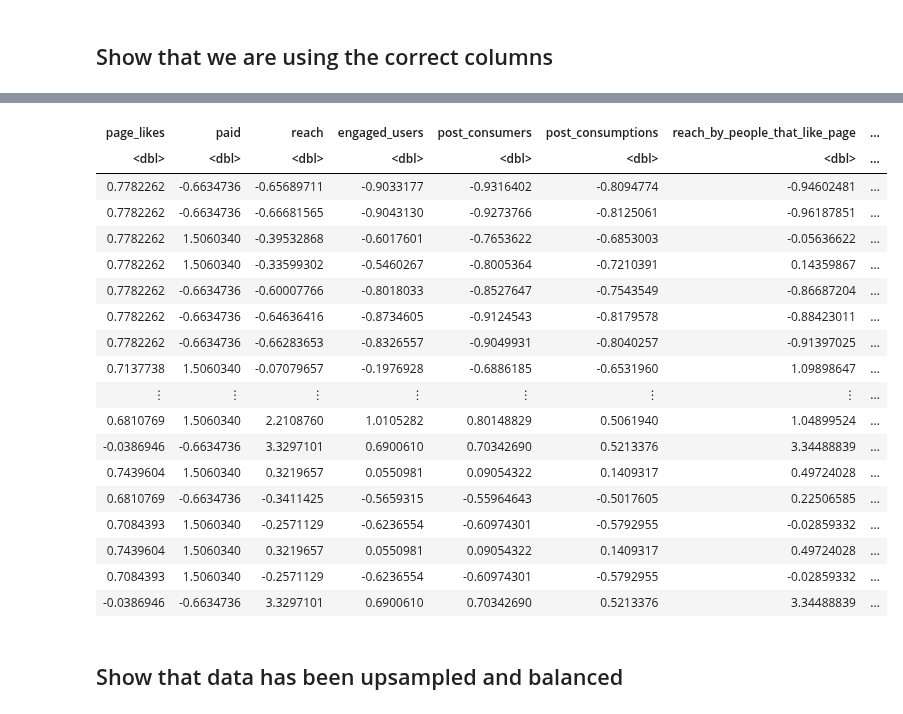
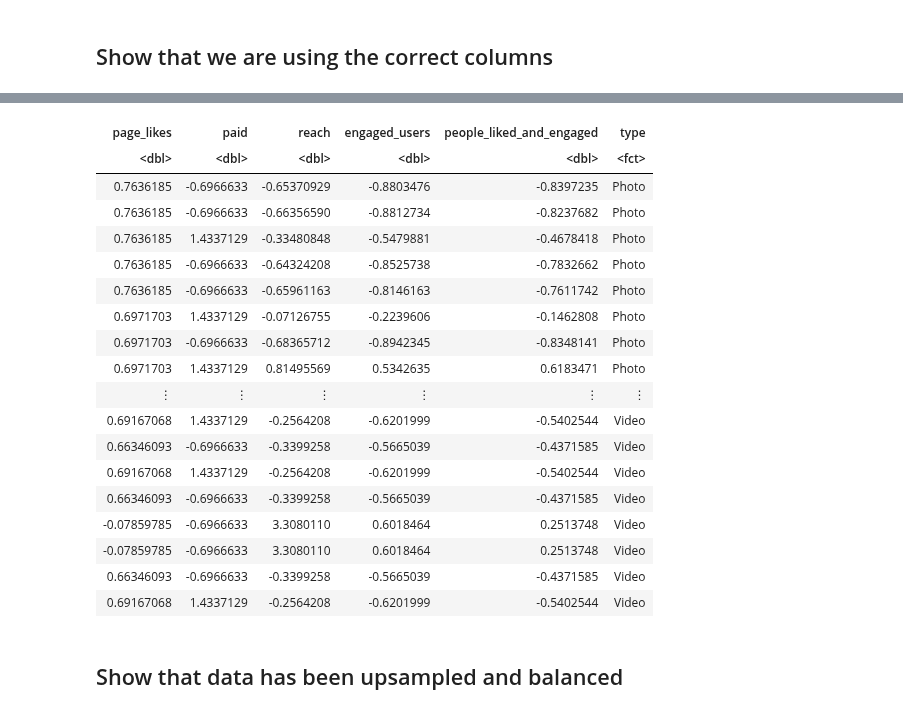
Before and after one commit to lucykvs/DSCI100-Project, a Jupyter notebook: Project.ipynb, the cells around one changed output, grey strips where cells are left out. Drawn from its saved outputs; the diff is of its cells as text; code cells hidden in the pictures.

```diff
--- a/Project.ipynb
+++ b/Project.ipynb
@@ -133,7 +133,7 @@ sum(is.na(fb_data_clean))
 **"Why have you decided to use 75% of the dataset as the training data?"**
 # %%
 # Split the data:
-fb_split <- initial_split(fb_data_clean, prop = 0.75, strata = type)
+fb_split <- initial_split(fb_data_clean, prop = 0.5, strata = type)
 fb_train <- training(fb_split)
 fb_test <- testing(fb_split)
 
@@ -465,3 +465,12 @@ Future questions following from this analysis may include:
 In examining the data for classification, it is also expected that trends may emerge which could in the future be used to predict post engagement. This predictive knowledge could be used by companies looking to grow their social media reach, as they may more accurately tailor their posts to yield higher engagement before publishing.
 # %% [markdown]
 ## Create the model
+# %%
+upsample_recipe <- recipe(type ~ ., data = fb_train) %>%
+                    step_upsample(type, over_ratio = 1, skip = FALSE ) %>%
+                    prep()
+
+
+
+fb_train_upsampled <- upsample_recipe %>% bake(fb_train)
+fb_train_upsampled
@@ -472,23 +507,26 @@ knn_spec_tune <- nearest_neighbor(weight_func = "rectangualr", neighbors = tune(
             set_mode("classification")
 # %%
 # Create the recipe
-fb_recipe <- recipe(type ~ page_likes +
+fb_recipe <- recipe(type ~  page_likes +
                             paid +
                             reach +
                             engaged_users +
-                            post_consumers +
-                            post_consumptions +
-                            reach_by_people_that_like_page +
-                            people_liked_and_engaged +
-                            comments + likes + shares + interactions, data = fb_train) %>%
-                step_upsample(type, over_ratio = 1, skip = FALSE) %>%
-                step_mutate(comment_percent = comments / interactions,
-                            like_percent = likes / interactions,
-                            share_percent = shares / interactions,
-                            engagement_ratio = interactions / reach) %>%
-                step_rm(comments, likes, shares, interactions) %>%
+#                             post_consumers +
+#                             post_consumptions +
+#                             reach_by_people_that_like_page +
+                            people_liked_and_engaged
+#                             likes +
+#                             shares +
+#                             interactions
+#                             engagement_ratio
+                    , data = fb_train_upsampled) %>%
+#                 step_mutate(likes = likes / interactions,
+#                             share_percent = shares / interactions) %>%  #,
+#                             engagement_ratio = interactions / reach) %>%
+#                 step_upsample(type, over_ratio = 1, skip = FALSE) %>%
                 step_scale(all_predictors()) %>%
-                step_center(all_predictors())
+                step_center(all_predictors()) %>%
+                prep()
 
 fb_recipe
 # %% [output]
@@ -513,6 +547,6 @@ Centering for all_predictors()
 # %% [markdown]
 ## Show that we are using the correct columns
 # %%
-baked_fb <- bake(fb_recipe %>% prep(), fb_train)
+baked_fb <- bake(fb_recipe, fb_train_upsampled)
 baked_fb
 # %% [output]
@@ -520,22 +554,22 @@ A tibble: 1272 × 13
-| page_likes | paid | reach | engaged_users | post_consumers | post_consumptions | reach_by_people_that_like_page | ... |
-| <dbl> | <dbl> | <dbl> | <dbl> | <dbl> | <dbl> | <dbl> | ... |
-| 0.7782262 | -0.6634736 | -0.65689711 | -0.9033177 | -0.9316402 | -0.8094774 | -0.94602481 | ... |
-| 0.7782262 | -0.6634736 | -0.66681565 | -0.9043130 | -0.9273766 | -0.8125061 | -0.96187851 | ... |
-| 0.7782262 | 1.5060340 | -0.39532868 | -0.6017601 | -0.7653622 | -0.6853003 | -0.05636622 | ... |
-| 0.7782262 | 1.5060340 | -0.33599302 | -0.5460267 | -0.8005364 | -0.7210391 | 0.14359867 | ... |
-| 0.7782262 | -0.6634736 | -0.60007766 | -0.8018033 | -0.8527647 | -0.7543549 | -0.86687204 | ... |
-| 0.7782262 | -0.6634736 | -0.64636416 | -0.8734605 | -0.9124543 | -0.8179578 | -0.88423011 | ... |
-| 0.7782262 | -0.6634736 | -0.66283653 | -0.8326557 | -0.9049931 | -0.8040257 | -0.91397025 | ... |
-| 0.7137738 | 1.5060340 | -0.07079657 | -0.1976928 | -0.6886185 | -0.6531960 | 1.09898647 | ... |
-| ⋮ | ⋮ | ⋮ | ⋮ | ⋮ | ⋮ | ⋮ | ... |
-| 0.6810769 | 1.5060340 | 2.2108760 | 1.0105282 | 0.80148829 | 0.5061940 | 1.04899524 | ... |
-| -0.0386946 | -0.6634736 | 3.3297101 | 0.6900610 | 0.70342690 | 0.5213376 | 3.34488839 | ... |
-| 0.7439604 | 1.5060340 | 0.3219657 | 0.0550981 | 0.09054322 | 0.1409317 | 0.49724028 | ... |
-| 0.6810769 | -0.6634736 | -0.3411425 | -0.5659315 | -0.55964643 | -0.5017605 | 0.22506585 | ... |
-| 0.7084393 | 1.5060340 | -0.2571129 | -0.6236554 | -0.60974301 | -0.5792955 | -0.02859332 | ... |
-| 0.7439604 | 1.5060340 | 0.3219657 | 0.0550981 | 0.09054322 | 0.1409317 | 0.49724028 | ... |
-| 0.7084393 | 1.5060340 | -0.2571129 | -0.6236554 | -0.60974301 | -0.5792955 | -0.02859332 | ... |
-| -0.0386946 | -0.6634736 | 3.3297101 | 0.6900610 | 0.70342690 | 0.5213376 | 3.34488839 | ... |
+| page_likes | paid | reach | engaged_users | people_liked_and_engaged | type |
+| <dbl> | <dbl> | <dbl> | <dbl> | <dbl> | <fct> |
+| 0.7636185 | -0.6966633 | -0.65370929 | -0.8803476 | -0.8397235 | Photo |
+| 0.7636185 | -0.6966633 | -0.66356590 | -0.8812734 | -0.8237682 | Photo |
+| 0.7636185 | 1.4337129 | -0.33480848 | -0.5479881 | -0.4678418 | Photo |
+| 0.7636185 | -0.6966633 | -0.64324208 | -0.8525738 | -0.7832662 | Photo |
+| 0.7636185 | -0.6966633 | -0.65961163 | -0.8146163 | -0.7611742 | Photo |
+| 0.6971703 | 1.4337129 | -0.07126755 | -0.2239606 | -0.1462808 | Photo |
+| 0.6971703 | -0.6966633 | -0.68365712 | -0.8942345 | -0.8348141 | Photo |
+| 0.6971703 | 1.4337129 | 0.81495569 | 0.5342635 | 0.6183471 | Photo |
+| ⋮ | ⋮ | ⋮ | ⋮ | ⋮ | ⋮ |
+| 0.69167068 | 1.4337129 | -0.2564208 | -0.6201999 | -0.5402544 | Video |
+| 0.66346093 | -0.6966633 | -0.3399258 | -0.5665039 | -0.4371585 | Video |
+| 0.69167068 | 1.4337129 | -0.2564208 | -0.6201999 | -0.5402544 | Video |
+| 0.66346093 | -0.6966633 | -0.3399258 | -0.5665039 | -0.4371585 | Video |
+| -0.07859785 | -0.6966633 | 3.3080110 | 0.6018464 | 0.2513748 | Video |
+| -0.07859785 | -0.6966633 | 3.3080110 | 0.6018464 | 0.2513748 | Video |
+| 0.66346093 | -0.6966633 | -0.3399258 | -0.5665039 | -0.4371585 | Video |
+| 0.69167068 | 1.4337129 | -0.2564208 | -0.6201999 | -0.5402544 | Video |
 # %% [markdown]
 ## Show that data has been upsampled and balanced
 # %%
```
Also changed, not shown: parts of 23 cells of this notebook.
